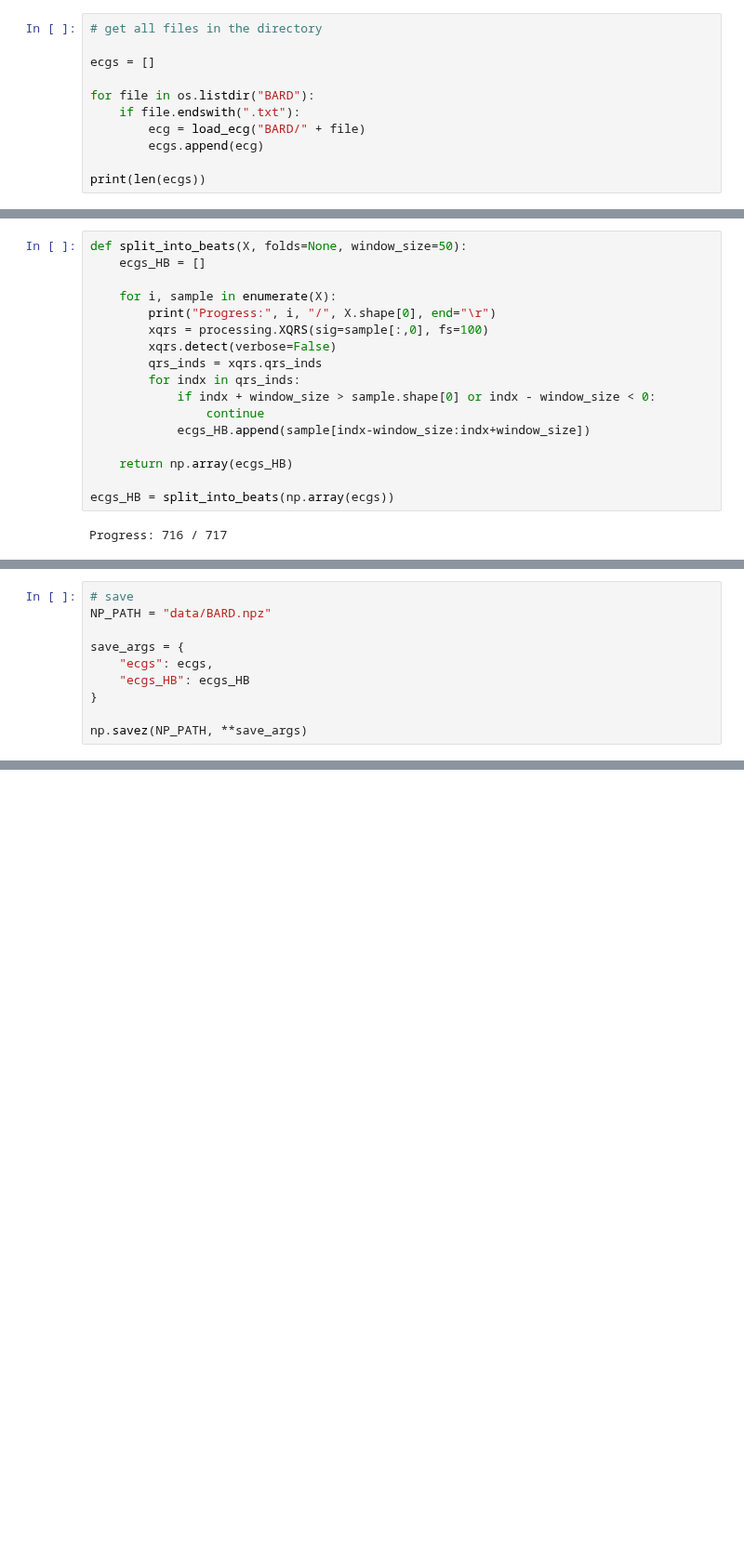
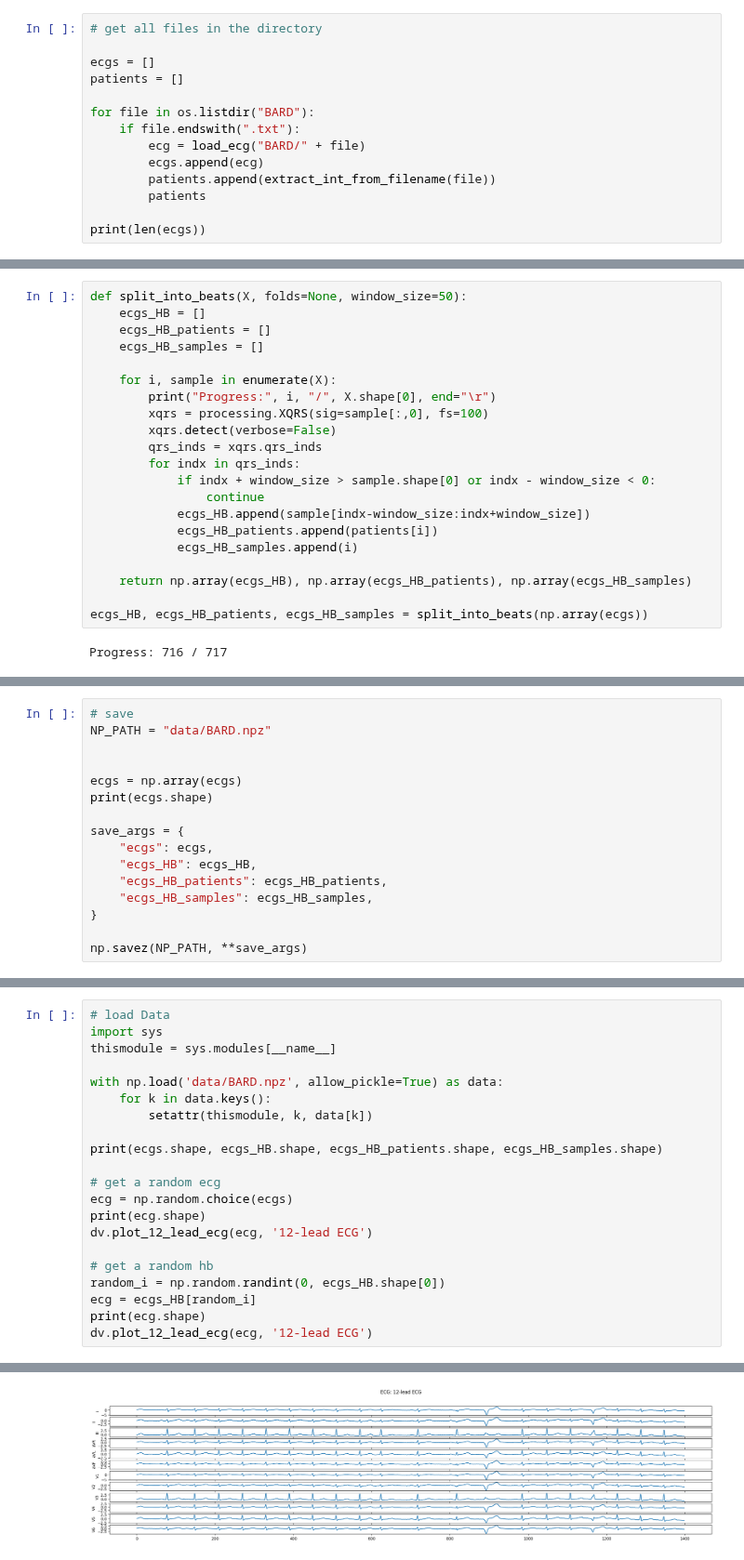
Before and after one commit to raaifhadadi/FYP, a Jupyter notebook: BARD_preprocessing.ipynb, the cells around one changed output, grey strips where cells are left out. Shown at 93% size. Saved outputs shown, nothing was run; the diff lists cells and outputs as text; blank space fills up the shorter version.

```diff
--- a/BARD_preprocessing.ipynb
+++ b/BARD_preprocessing.ipynb
@@ -58,11 +75,14 @@ def load_ecg(file_path):
 # get all files in the directory
 
 ecgs = []
+patients = []
 
 for file in os.listdir("BARD"):
     if file.endswith(".txt"):
         ecg = load_ecg("BARD/" + file)
         ecgs.append(ecg)
+        patients.append(extract_int_from_filename(file))
+        patients
 
 print(len(ecgs))
 # %% [output]
@@ -92,6 +112,8 @@ dv.plot_12_lead_ecg(ecg, '12-lead ECG')
 # %%
 def split_into_beats(X, folds=None, window_size=50):
     ecgs_HB = []
+    ecgs_HB_patients = []
+    ecgs_HB_samples = []
 
     for i, sample in enumerate(X):
         print("Progress:", i, "/", X.shape[0], end="\r")
@@ -102,10 +124,12 @@ def split_into_beats(X, folds=None, window_size=50):
             if indx + window_size > sample.shape[0] or indx - window_size < 0:
                 continue
             ecgs_HB.append(sample[indx-window_size:indx+window_size])
+            ecgs_HB_patients.append(patients[i])
+            ecgs_HB_samples.append(i)
 
-    return np.array(ecgs_HB)
+    return np.array(ecgs_HB), np.array(ecgs_HB_patients), np.array(ecgs_HB_samples)
 
-ecgs_HB = split_into_beats(np.array(ecgs))
+ecgs_HB, ecgs_HB_patients, ecgs_HB_samples = split_into_beats(np.array(ecgs))
 # %% [output]
 Progress: 716 / 717
 # %%
@@ -120,9 +144,15 @@ dv.plot_12_lead_ecg(random_ecg, '12-lead ECG')
 # save
 NP_PATH = "data/BARD.npz"
 
+
+ecgs = np.array(ecgs)
+print(ecgs.shape)
+
 save_args = {
     "ecgs": ecgs,
-    "ecgs_HB": ecgs_HB
+    "ecgs_HB": ecgs_HB,
+    "ecgs_HB_patients": ecgs_HB_patients,
+    "ecgs_HB_samples": ecgs_HB_samples,
 }
 
 np.savez(NP_PATH, **save_args)
@@ -128,0 +161,22 @@ np.savez(NP_PATH, **save_args)
+# %%
+# load Data
+import sys
+thismodule = sys.modules[__name__]
+
+with np.load('data/BARD.npz', allow_pickle=True) as data:
+    for k in data.keys():
+        setattr(thismodule, k, data[k])
+
+print(ecgs.shape, ecgs_HB.shape, ecgs_HB_patients.shape, ecgs_HB_samples.shape)
+
+# get a random ecg
+ecg = np.random.choice(ecgs)
+print(ecg.shape)
+dv.plot_12_lead_ecg(ecg, '12-lead ECG')
+
+# get a random hb
+random_i = np.random.randint(0, ecgs_HB.shape[0])
+ecg = ecgs_HB[random_i]
+print(ecg.shape)
+dv.plot_12_lead_ecg(ecg, '12-lead ECG')
+# %% [output]
@@ -128,0 +185 @@ np.savez(NP_PATH, **save_args)
+[figure, added]
```
Also changed, not shown: parts of 5 cells of this notebook, 1 other file.
